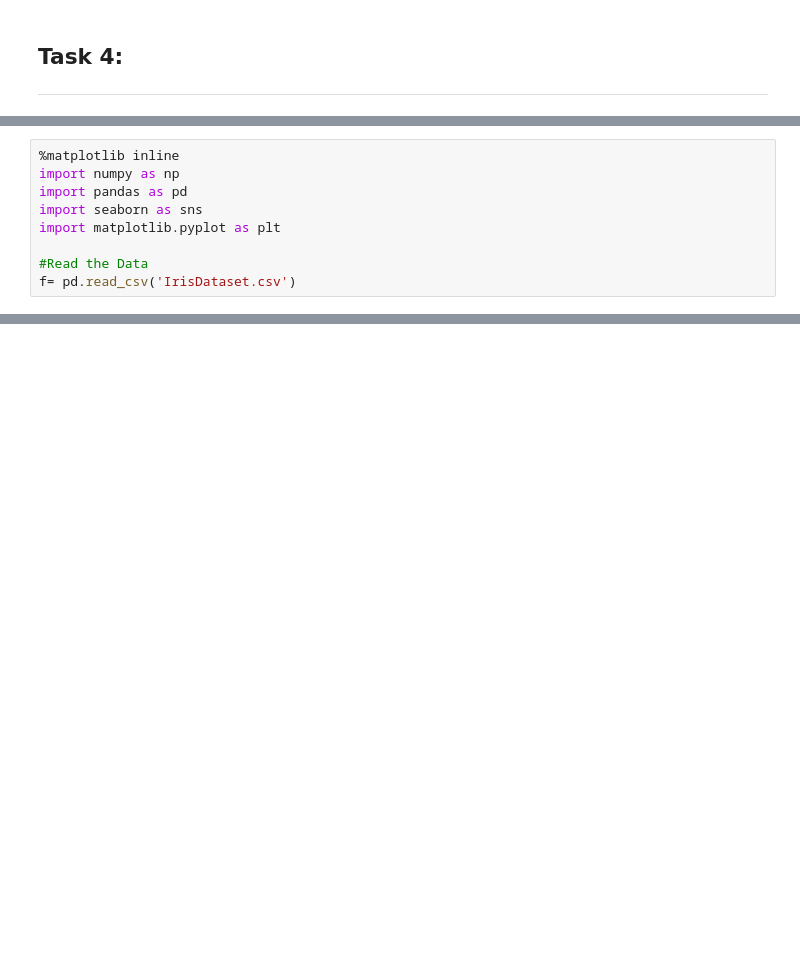
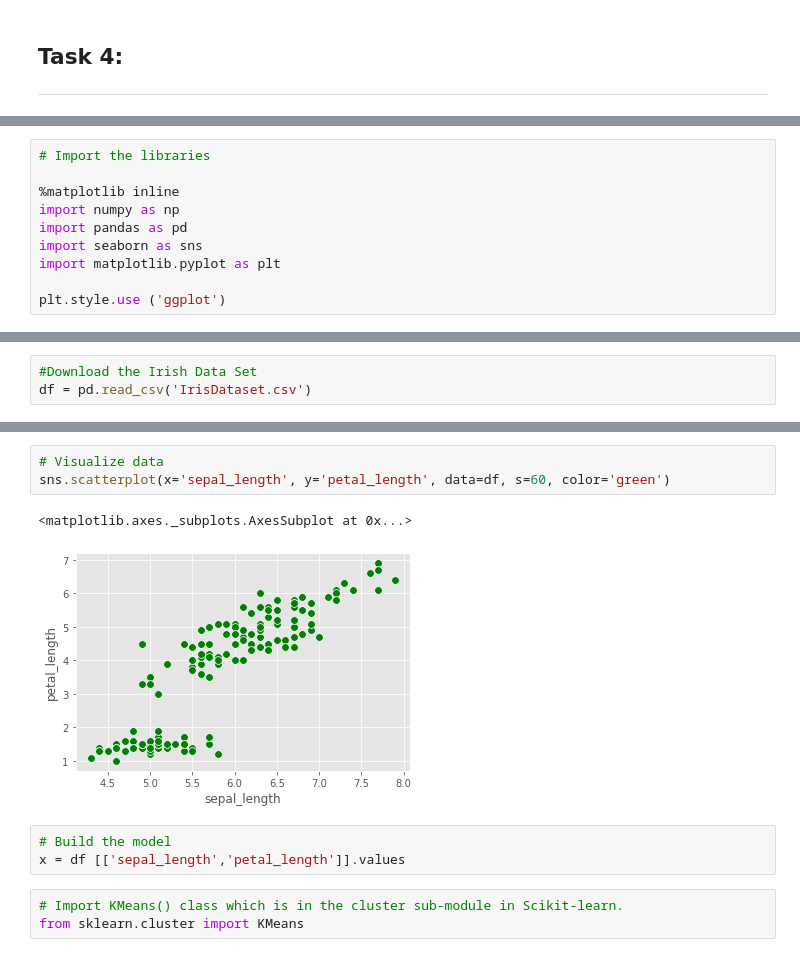
Before and after one commit to Katylub/Machine-Learning-2020, a Jupyter notebook: Machine Learning.ipynb, the cells around one changed output, grey strips where cells are left out. Drawn from its saved outputs; the diff is of its cells as text; blank space fills up the shorter version.

```diff
--- a/Machine Learning.ipynb
+++ b/Machine Learning.ipynb
@@ -390,11 +404,12 @@ Now let’s work on an example to see how k-means clustering works and how to im
 
 The following steps describe the process of implementing k-means clustering to the dataset with Scikit-learn.
 # %%
+# Import the libraries
+
 %matplotlib inline
 import numpy as np
 import pandas as pd
 import seaborn as sns
 import matplotlib.pyplot as plt
 
-#Read the Data
-f= pd.read_csv('IrisDataset.csv')
+plt.style.use ('ggplot')
@@ -453,0 +416,3 @@ Task 4
+# %%
+#Download the Irish Data Set
+df = pd.read_csv('IrisDataset.csv')
@@ -453,0 +429,12 @@ Task 4
+# %%
+# Visualize data
+sns.scatterplot(x='sepal_length', y='petal_length', data=df, s=60, color='green')
+# %% [output]
+<matplotlib.axes._subplots.AxesSubplot at 0x...>
+[figure, added]
+# %%
+# Build the model
+x = df [['sepal_length','petal_length']].values
+# %%
+# Import KMeans() class which is in the cluster sub-module in Scikit-learn.
+from sklearn.cluster import KMeans
```
Also changed, not shown: parts of 19 cells of this notebook.
